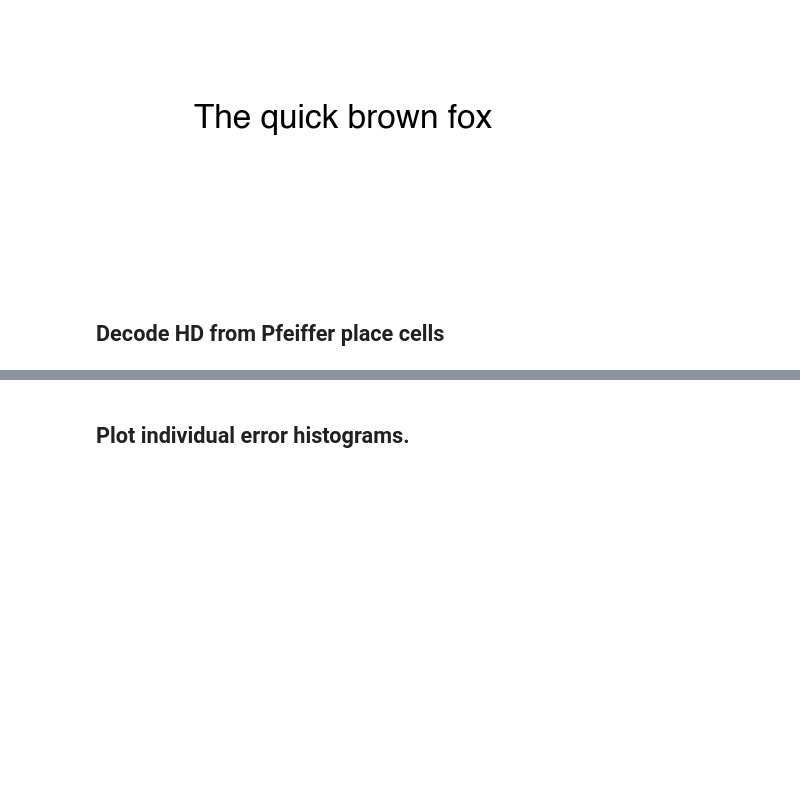
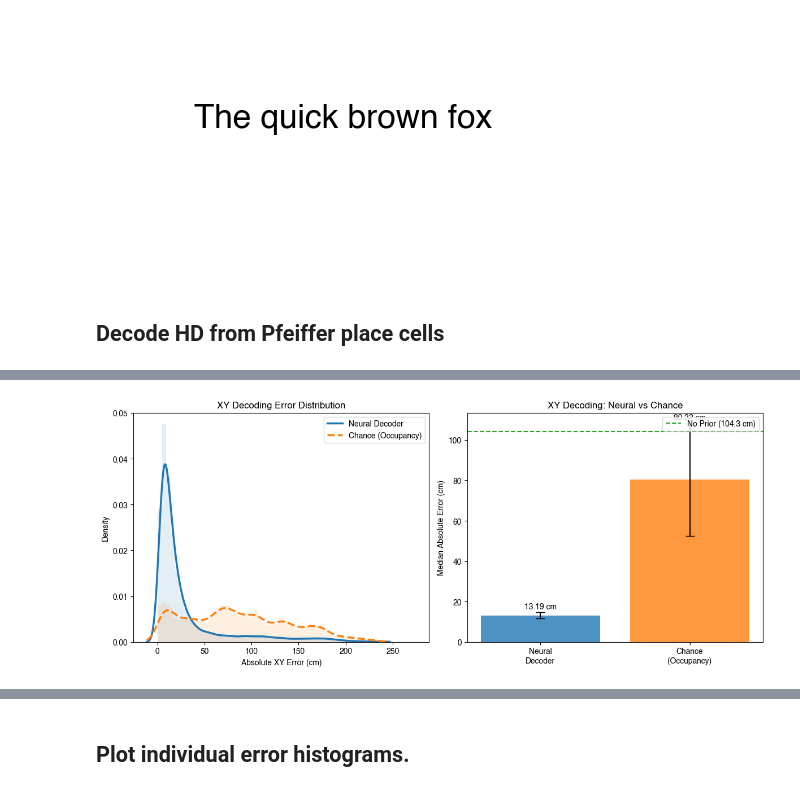
Before and after one commit to mx60s/variance_analysis, a Jupyter notebook: notebooks/1d_decoding.ipynb, the cells around one changed output, grey strips where cells are left out. Cells and saved outputs as stored; diff of their text form; code cells hidden in the pictures; blank space fills up the shorter version.

```diff
--- a/notebooks/1d_decoding.ipynb
+++ b/notebooks/1d_decoding.ipynb
@@ -117,6 +117,12 @@ sqrt2 = math.sqrt(2)
 NO_PRIOR_XY_COEFF = (2 + sqrt2 + 5 * math.log(1 + sqrt2)) / 15  # ~0.5214
 NO_PRIOR_XY_CM = NO_PRIOR_XY_COEFF * ARENA_SIZE_CM  # ~104.28 cm for 200cm arena
 NO_PRIOR_HD_DEG = 90.0  # Expected error for uniform guessing over [0, 360)
+
+# ============ Imports ============
+import numpy as np
+import matplotlib.pyplot as plt
+from pathlib import Path
+from scipy.stats import gaussian_kde
 
 # ============ Load data ============
 xy_all = []
@@ -195,15 +201,40 @@ else:
     all_hd_chance = None
     print("Warning: HD chance decoding data not found")
 
+
 # ============ Figure 1: XY Decoding ============
 fig_xy, axs_xy = plt.subplots(1, 2, figsize=(12, 5))
 
-# Subplot 1: Histogram comparison
-axs_xy[0].hist(all_xy, bins=bins, density=density, alpha=0.7,
-               label="Neural Decoder", color="C0", edgecolor="black", linewidth=0.5)
-if all_xy_chance is not None:
-    axs_xy[0].hist(all_xy_chance, bins=bins, density=density, alpha=0.4,
-                   label="Chance (Occupancy)", color="C1", edgecolor="black", linewidth=0.5)
+# Subplot 1: KDE comparison
+# Compute plotting range robustly (use combined quantiles so both curves show well)
+if all_xy.size:
+    if all_xy_chance is not None and all_xy_chance.size:
+        _xy_for_range = np.concatenate([all_xy, all_xy_chance])
+    else:
+        _xy_for_range = all_xy
+
+    qlo, qhi = np.quantile(_xy_for_range[np.isfinite(_xy_for_range)], [0.001, 0.999])
+    if not np.isfinite(qlo) or not np.isfinite(qhi) or qhi <= qlo:
+        qlo, qhi = float(np.nanmin(_xy_for_range)), float(np.nanmax(_xy_for_range))
+
+    pad = 0.05 * (qhi - qlo) if qhi > qlo else 1.0
+    xs_xy = np.linspace(qlo - pad, qhi + pad, 600)
+
+    # Optional faint histogram fill for context (comment out if you want only KDE)
+    axs_xy[0].hist(all_xy, bins=bins, density=density, alpha=0.12, color="C0", edgecolor="none")
+    if all_xy_chance is not None:
+        axs_xy[0].hist(all_xy_chance, bins=bins, density=density, alpha=0.12, color="C1", edgecolor="none")
+
+    kde_xy = gaussian_kde(all_xy[np.isfinite(all_xy)])
+    axs_xy[0].plot(xs_xy, kde_xy(xs_xy), color="C0", linewidth=2.5, label="Neural Decoder")
+
+    if all_xy_chance is not None and np.isfinite(all_xy_chance).any() and all_xy_chance.size > 1:
+        kde_xy_ch = gaussian_kde(all_xy_chance[np.isfinite(all_xy_chance)])
+        axs_xy[0].plot(xs_xy, kde_xy_ch(xs_xy), color="C1", linewidth=2.5, linestyle="--",
+                       label="Chance (Occupancy)")
+else:
+    print("Warning: No XY neural decoding data found")
+
 axs_xy[0].set_xlabel("Absolute XY Error (cm)")
 axs_xy[0].set_ylabel("Density" if density else "Count")
 axs_xy[0].set_title("XY Decoding Error Distribution")
@@ -233,7 +264,8 @@ axs_xy[1].set_ylabel(f"{'Median' if use_median else 'Mean'} Absolute Error (cm)"
 axs_xy[1].set_title("XY Decoding: Neural vs Chance")
 
 # Add no-prior chance reference line
-axs_xy[1].axhline(y=NO_PRIOR_XY_CM, color="C2", linestyle="--", linewidth=1.5, label=f"No Prior ({NO_PRIOR_XY_CM:.1f} cm)")
+axs_xy[1].axhline(y=NO_PRIOR_XY_CM, color="C2", linestyle="--", linewidth=1.5,
+                  label=f"No Prior ({NO_PRIOR_XY_CM:.1f} cm)")
 axs_xy[1].legend(loc="upper right")
 
 # Add value labels on bars
@@ -243,15 +275,39 @@ for i, (val, err) in enumerate(zip(bar_values, bar_errors)):
 
 fig_xy.tight_layout()
 
+
 # ============ Figure 2: HD Decoding ============
 fig_hd, axs_hd = plt.subplots(1, 2, figsize=(12, 5))
 
-# Subplot 1: Histogram comparison
-axs_hd[0].hist(all_hd, bins=bins, density=density, alpha=0.7,
-               label="Neural Decoder", color="C0", edgecolor="black", linewidth=0.5)
-if all_hd_chance is not None:
-    axs_hd[0].hist(all_hd_chance, bins=bins, density=density, alpha=0.4,
-                   label="Chance (Occupancy)", color="C1", edgecolor="black", linewidth=0.5)
+# Subplot 1: KDE comparison
+if all_hd.size:
+    if all_hd_chance is not None and all_hd_chance.size:
+        _hd_for_range = np.concatenate([all_hd, all_hd_chance])
+    else:
+        _hd_for_range = all_hd
+
+    qlo, qhi = np.quantile(_hd_for_range[np.isfinite(_hd_for_range)], [0.001, 0.999])
+    if not np.isfinite(qlo) or not np.isfinite(qhi) or qhi <= qlo:
+        qlo, qhi = float(np.nanmin(_hd_for_range)), float(np.nanmax(_hd_for_range))
+
+    pad = 0.05 * (qhi - qlo) if qhi > qlo else 1.0
+    xs_hd = np.linspace(qlo - pad, qhi + pad, 600)
+
+    # Optional faint histogram fill for context (comment out if you want only KDE)
+    axs_hd[0].hist(all_hd, bins=bins, density=density, alpha=0.12, color="C0", edgecolor="none")
+    if all_hd_chance is not None:
+        axs_hd[0].hist(all_hd_chance, bins=bins, density=density, alpha=0.12, color="C1", edgecolor="none")
+
+    kde_hd = gaussian_kde(all_hd[np.isfinite(all_hd)])
+    axs_hd[0].plot(xs_hd, kde_hd(xs_hd), color="C0", linewidth=2.5, label="Neural Decoder")
+
+    if all_hd_chance is not None and np.isfinite(all_hd_chance).any() and all_hd_chance.size > 1:
+        kde_hd_ch = gaussian_kde(all_hd_chance[np.isfinite(all_hd_chance)])
+        axs_hd[0].plot(xs_hd, kde_hd_ch(xs_hd), color="C1", linewidth=2.5, linestyle="--",
+                       label="Chance (Occupancy)")
+else:
+    print("Warning: No HD neural decoding data found")
+
 axs_hd[0].set_xlabel("Absolute HD Error (deg)")
 axs_hd[0].set_ylabel("Density" if density else "Count")
 axs_hd[0].set_title("HD Decoding Error Distribution")
@@ -281,7 +337,8 @@ axs_hd[1].set_ylabel(f"{'Median' if use_median else 'Mean'} Absolute Error (deg)
 axs_hd[1].set_title("HD Decoding: Neural vs Chance")
 
 # Add no-prior chance reference line
-axs_hd[1].axhline(y=NO_PRIOR_HD_DEG, color="C2", linestyle="--", linewidth=1.5, label=f"No Prior ({NO_PRIOR_HD_DEG:.0f} deg)")
+axs_hd[1].axhline(y=NO_PRIOR_HD_DEG, color="C2", linestyle="--", linewidth=1.5,
+                  label=f"No Prior ({NO_PRIOR_HD_DEG:.0f} deg)")
 axs_hd[1].legend(loc="upper right")
 
 # Add value labels on bars
@@ -299,3 +356,4 @@ print("Saved: figs/pfeiffer_xy_decoding_vs_chance.pdf")
 print("Saved: figs/pfeiffer_hd_decoding_vs_chance.pdf")
 
 plt.show()
+# %% [output]
@@ -301,0 +362 @@ plt.show()
+[figure, added]
```
Also changed, not shown: parts of 9 cells of this notebook, 6 other files.
